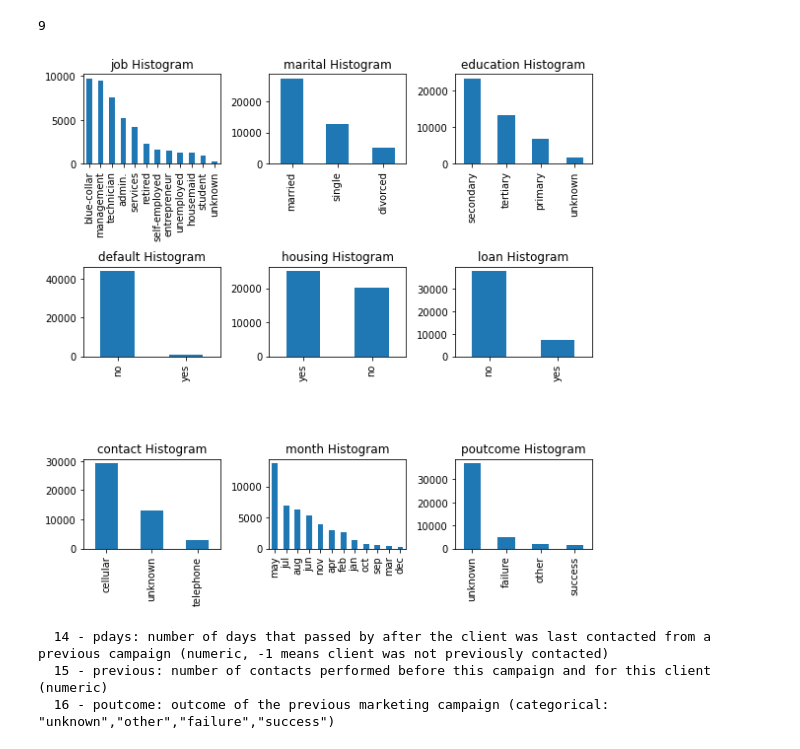
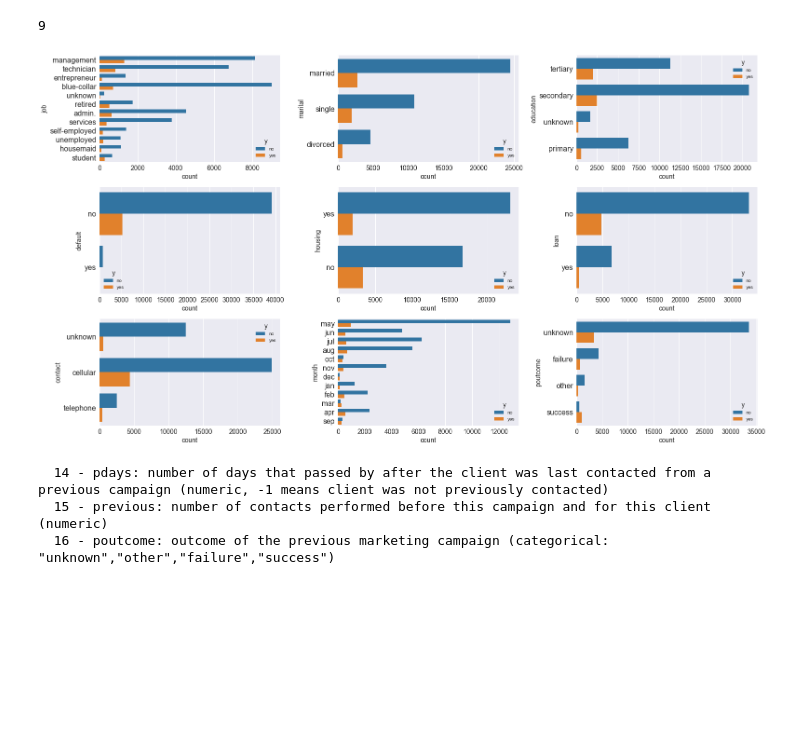
Before and after one commit to VedantVarshney/hsbc_dse_project, a Jupyter notebook: notebooks/InitialEDA.ipynb, the cells around one changed output. Drawn from its saved outputs; the diff is of its cells as text; code cells hidden in the pictures; blank space fills up the shorter version.

Commit message:
Cleaning up plots for presentation

```diff
--- a/notebooks/InitialEDA.ipynb
+++ b/notebooks/InitialEDA.ipynb
@@ -101,8 +102,16 @@ df.describe()
 ## Normality Investigation
 # %%
 cont_cols = ["age", "balance", "duration"]
+# %%
+plots_dir = Path("../plots/eda")
+
+assert plots_dir.is_dir()
 # %%
+plt.rcParams.update({'font.size': 14,
+                    'axes.labelsize': 20})
+
 sns.pairplot(df[cont_cols+["y"]], hue="y")
 
+plt.savefig(plots_dir/"pairplot_og.png", bbox_inches="tight")
 plt.show()
 # %% [output]
@@ -130,5 +140,12 @@ The power transform seems to have successfully made the distributions 'more norm
 # %% [markdown]
 ## Class Imbalance
 # %%
-df.y.value_counts()
+plt.style.use("seaborn")
+fig, ax = plt.subplots()
+df.y.value_counts().plot(kind="pie", fontsize=18, ax=ax, explode=[0, 0.2], shadow=True,
+                             labels=["Failed Contact", "Successful Contact"],
+                        autopct=lambda x: f"{np.round(x, 2)}%", colors=["lightblue", "orange"])
+ax.set_title("Class Imbalance in Target Variable", fontsize=24)
+plt.savefig(plots_dir/"class_imbalance.png", bbox_inches="tight")
+plt.show()
 # %% [output]
@@ -172,16 +187,23 @@ len(cat_cols)
 # %% [output]
 9
 # %%
-fig, axs = plt.subplots(3, 3, figsize=(8, 8))
+fig, axs = plt.subplots(3, 3, figsize=(22, 12))
 
+plt.rcParams.update({'axes.labelsize': 14,
+                    'xtick.labelsize': 14,
+                    'ytick.labelsize': 16})
+
+df_cat_y = df[cat_cols+["y"]]
 for col, ax in tqdm(zip(cat_cols, np.ravel(axs)), total=len(cat_cols)):
-    df[col].value_counts().plot(kind='bar', ax=ax)
-    ax.set_title(f"{col} Histogram")
+#     df[col].value_counts().plot(kind='barh', ax=ax, fontsize=14)
+    sns.countplot(y=col, hue="y", data=df_cat_y, ax=ax, palette=sns.color_palette("tab10"))
 
 fig.tight_layout()
+
+plt.savefig(plots_dir/"class_imbalance_barplots.png", bbox_inches="tight")
 plt.show()
 # %% [output]
-[figure, old version]
+[figure, new version]
 # %%
 !cat ../data/bank-names.txt | grep previous
 # %% [output]
```
Also changed, not shown: parts of 4 cells of this notebook, 10 other files.
